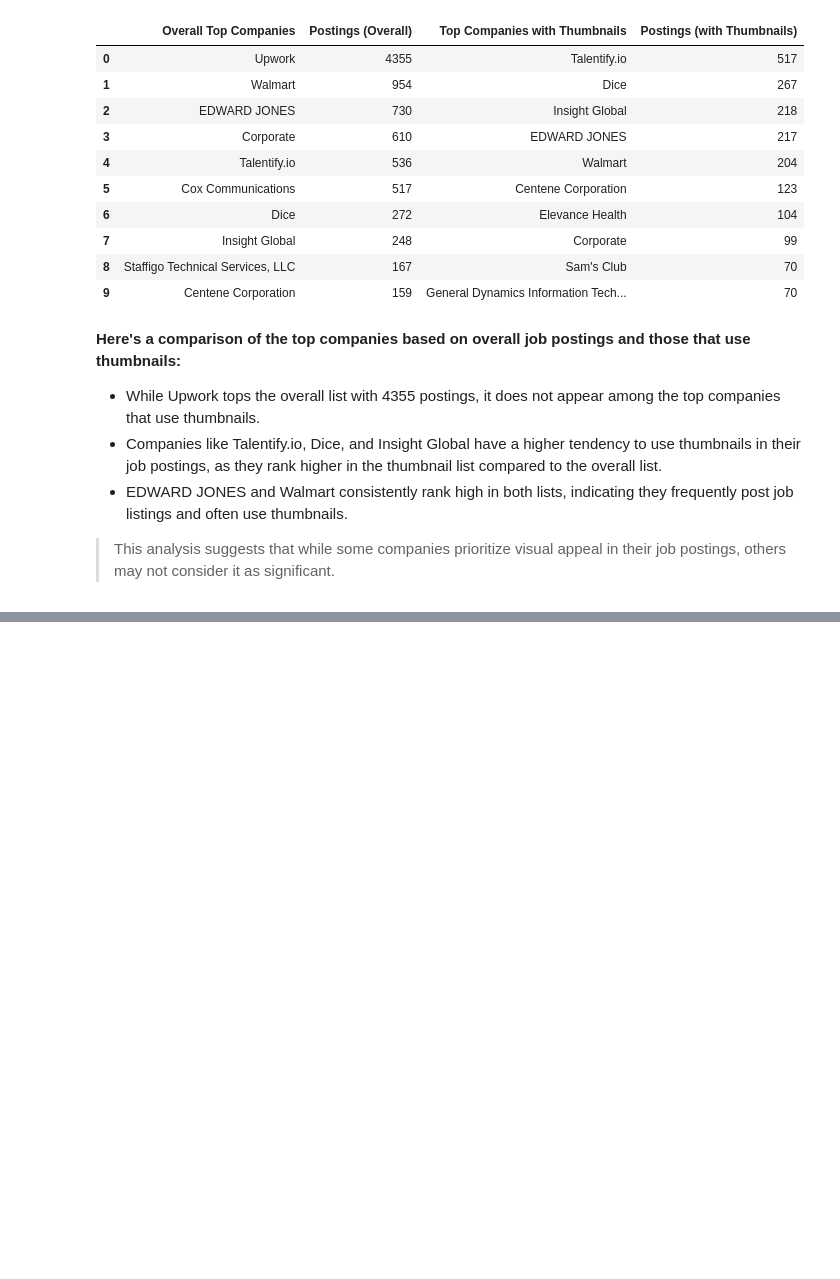
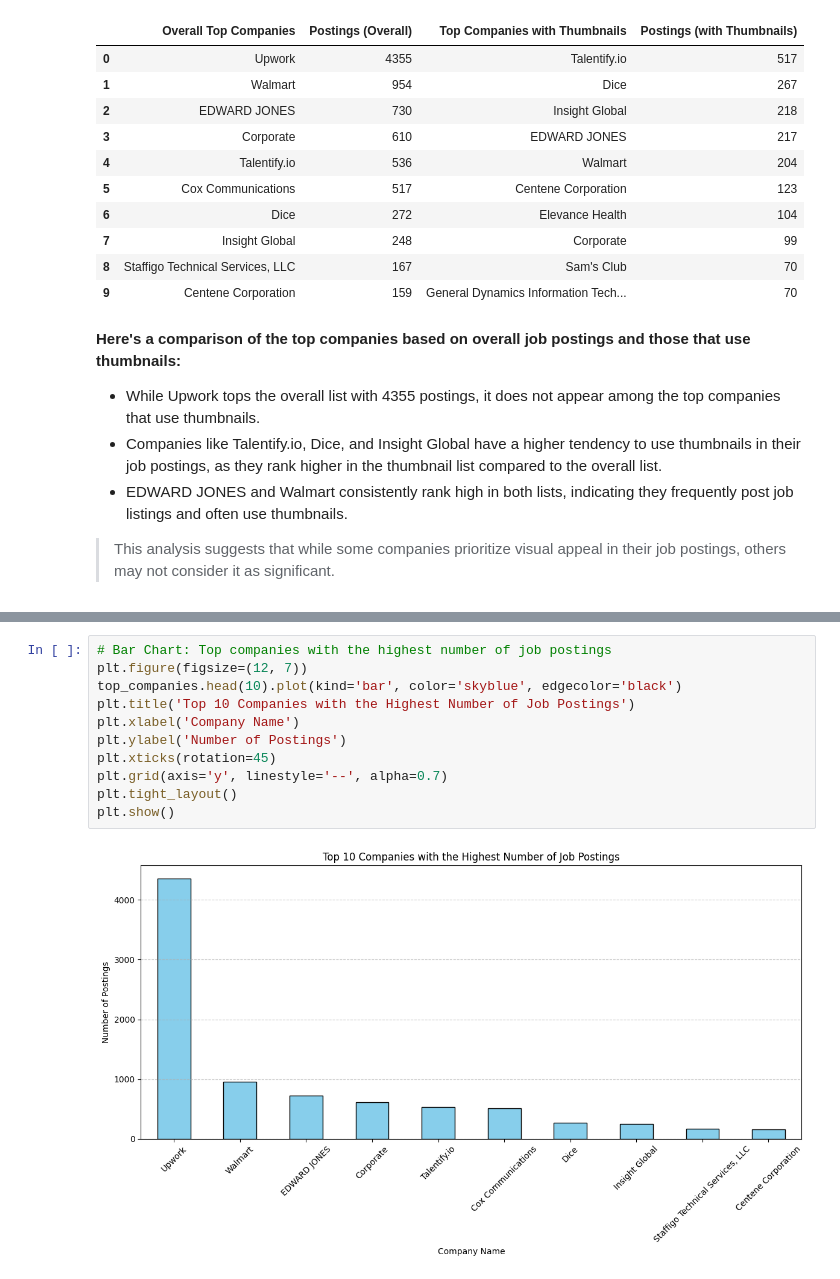
Before and after one commit to raj-rajat/Data-Analyst-Job-Postings-Pay-Skills-Benefits-, a Jupyter notebook: data-analyst-job-postings-pay-skills-benefits.ipynb, the cells around one changed output, grey strips where cells are left out. Drawn from its saved outputs; the diff is of its cells as text; blank space fills up the shorter version.

Commit message:
Kaggle Notebook | Data Analyst Job Postings [Pay, Skills, Benefits] | Version 3

```diff
--- a/data-analyst-job-postings-pay-skills-benefits.ipynb
+++ b/data-analyst-job-postings-pay-skills-benefits.ipynb
@@ -457,0 +730,13 @@ comparison_df
+# %%
+# Bar Chart: Top companies with the highest number of job postings
+plt.figure(figsize=(12, 7))
+top_companies.head(10).plot(kind='bar', color='skyblue', edgecolor='black')
+plt.title('Top 10 Companies with the Highest Number of Job Postings')
+plt.xlabel('Company Name')
+plt.ylabel('Number of Postings')
+plt.xticks(rotation=45)
+plt.grid(axis='y', linestyle='--', alpha=0.7)
+plt.tight_layout()
+plt.show()
+# %% [output]
+[figure, added]
```
Also changed, not shown: parts of 28 cells of this notebook.
